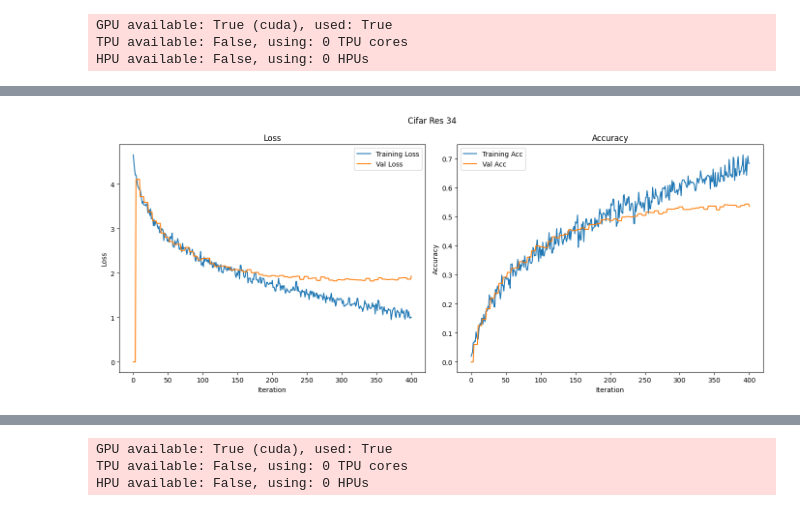
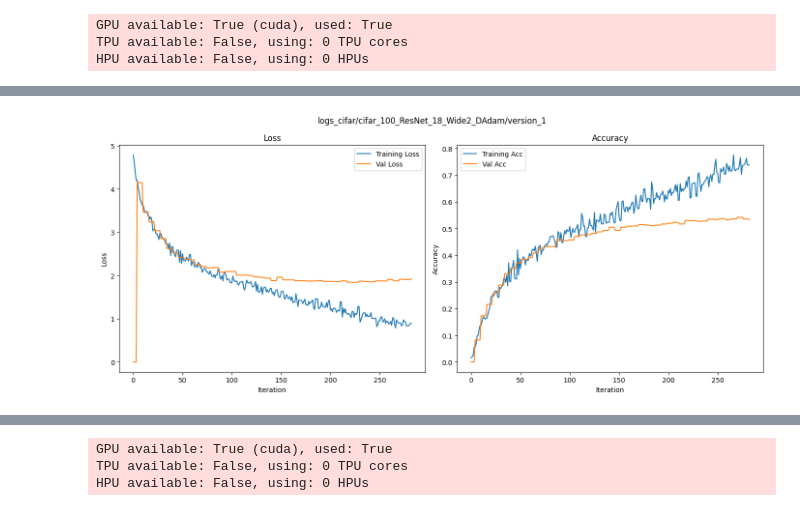
Before and after one commit to KeithLin724/NYCU_DeepLearning_2025, a Jupyter notebook: HW1/hw1__StudentID_.ipynb, the cells around one changed output, grey strips where cells are left out. Drawn from its saved outputs; the diff is of its cells as text; code cells hidden in the pictures.

```diff
--- a/HW1/hw1__StudentID_.ipynb
+++ b/HW1/hw1__StudentID_.ipynb
@@ -1936,10 +1950,10 @@ LOCAL_RANK: 0 - CUDA_VISIBLE_DEVICES: [0]
 # %%
-res_cifar = pd.read_csv(f"./logs_cifar/cifar_100_ResNet_{VERSION}/version_0/metrics.csv")
+res_cifar = pd.read_csv(f"{dir_path}/metrics.csv")
 res_cifar = res_cifar.ffill().fillna(0)
 # %%
-plot_graph_plt_nn(res_cifar, f"Cifar Res {VERSION}")
+plot_graph_plt_nn(res_cifar, f"{dir_path}")
 # %% [output]
-[figure, old version]
+[figure, new version]
 # %%
 class CifarResNet(L.LightningModule):
     def __init__(self, path:str, ce_weights: list[float] = None, t_max:int = 150):
```
Also changed, not shown: parts of 23 cells of this notebook, 4 other files.
